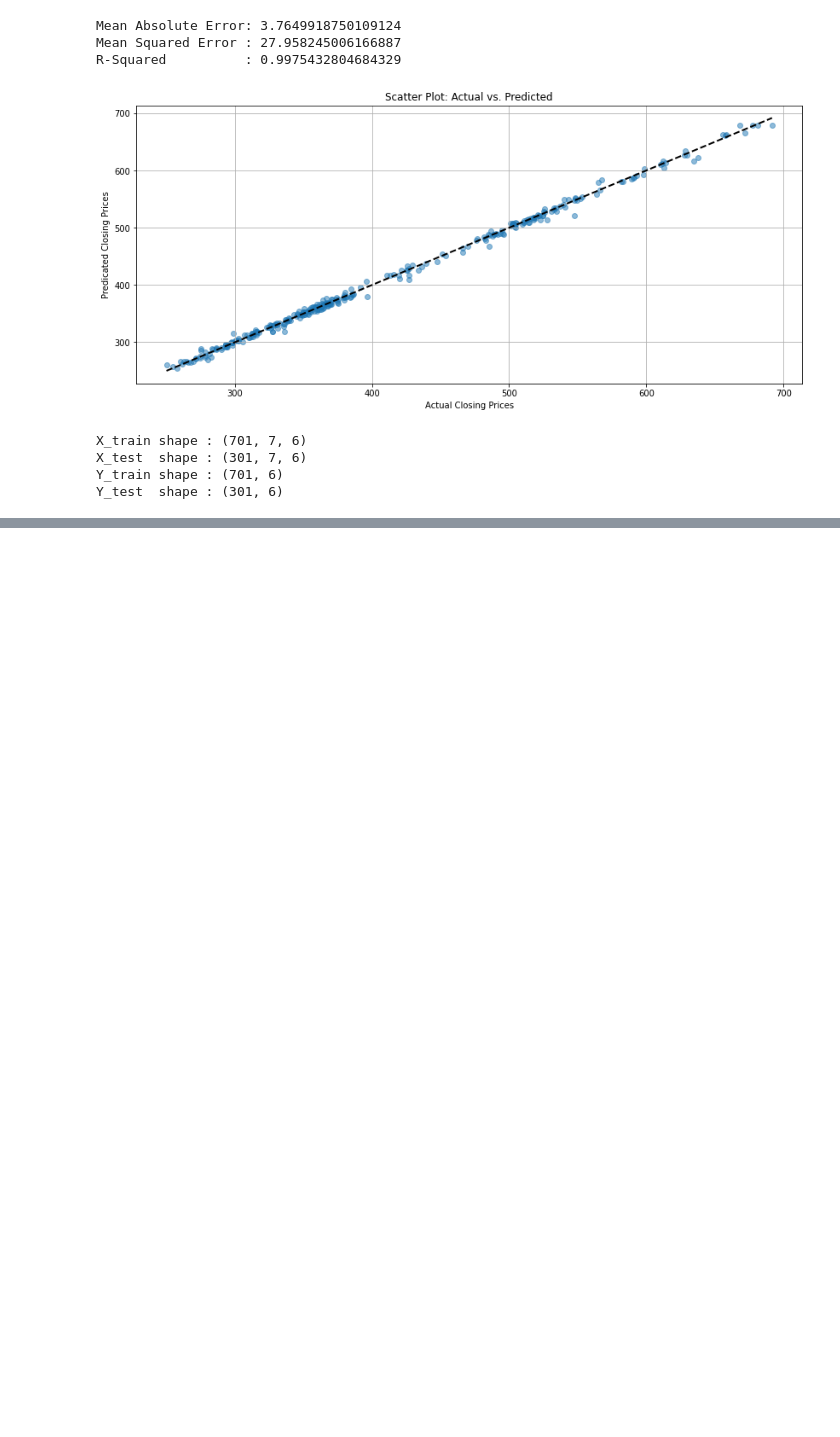
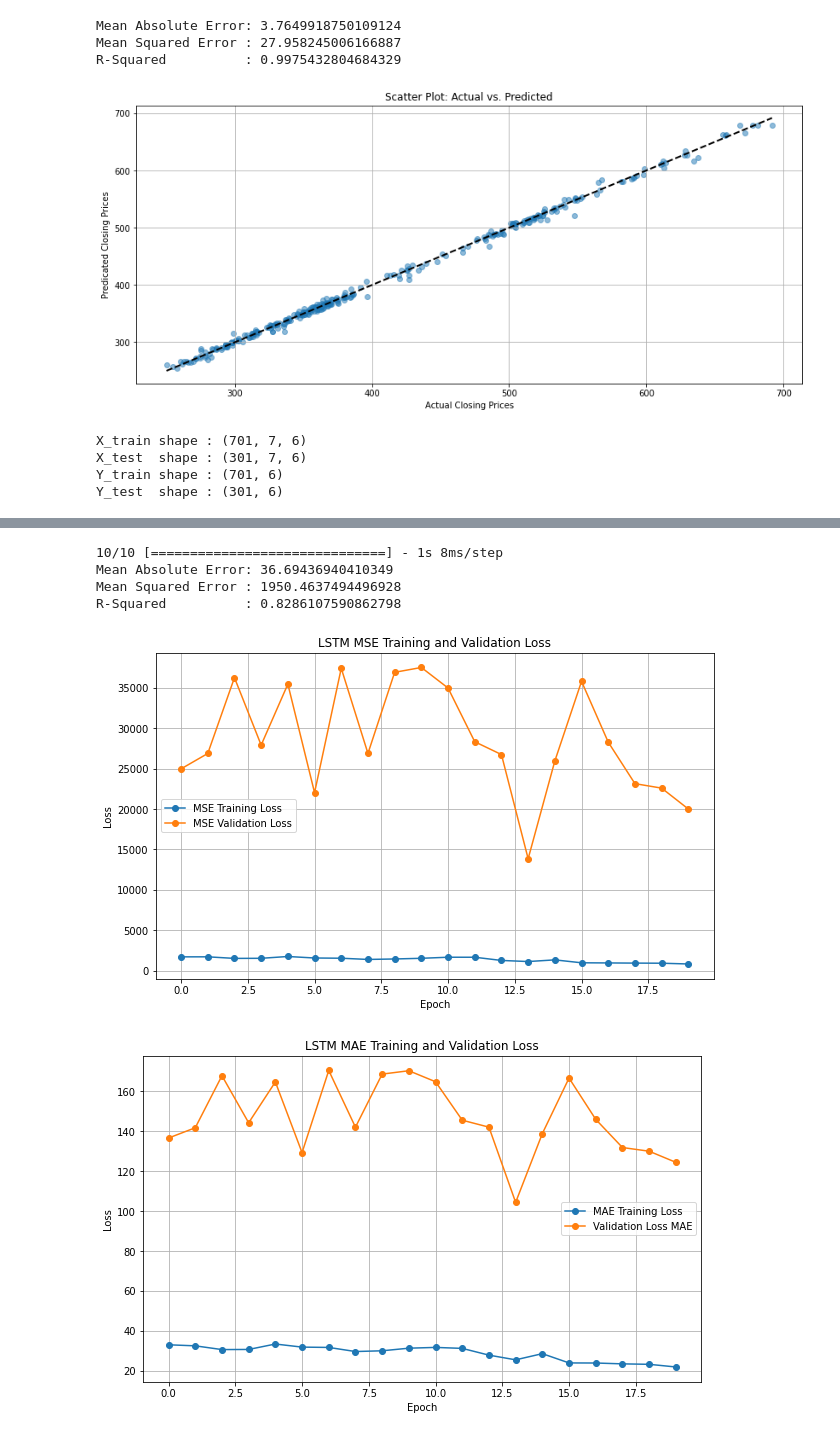
Before and after one commit to is2295/REF, a Jupyter notebook: netflix_Nural_Network_Model_V_1.ipynb, the cells around one changed output, grey strips where cells are left out. Saved outputs shown, nothing was run; the diff lists cells and outputs as text; code cells hidden in the pictures; blank space fills up the shorter version.

```diff
--- a/netflix_Nural_Network_Model_V_1.ipynb
+++ b/netflix_Nural_Network_Model_V_1.ipynb
@@ -375,0 +378,10 @@ Text(0.5, 1.0, 'Orginal Predications VS  Smoothed Predictions')
+# %%
+lstm_model = Sequential([
+    LSTM(units=50, return_sequences=True, input_shape=(x_train.shape[1], 1)),
+    Dropout(0.2),
+    LSTM(units=100),
+    Dense(1),
+
+])
+
+lstm_model.summary()
@@ -375,0 +406,4 @@ Text(0.5, 1.0, 'Orginal Predications VS  Smoothed Predictions')
+# %%
+optimizer = optimizers.SGD(learning_rate=0.001)
+lstm_model.compile(optimizer='SGD', loss=['mse'], metrics=['mae'])
+history_lstm = lstm_model.fit(x_train_scaler, y_train, validation_data=(x_test, y_test), epochs=20, batch_size=32)
@@ -375,0 +428,47 @@ Text(0.5, 1.0, 'Orginal Predications VS  Smoothed Predictions')
+# %%
+y_test_pred_lstm = lstm_model.predict(x_test_scaler)
+
+# Evaluating the Model
+mae = mean_absolute_error(y_test, y_test_pred_lstm)
+mse = mean_squared_error(y_test, y_test_pred_lstm)
+r2 = r2_score(y_test, y_test_pred_lstm)
+
+
+print(f"Mean Absolute Error: {mae} ")
+print(f"Mean Squared Error : {mse} ")
+print(f"R-Squared          : {r2}  ")
+# %% [output]
+10/10 [==============================] - 1s 8ms/step
+Mean Absolute Error: 36.69436940410349
+Mean Squared Error : 1950.4637494496928
+R-Squared          : 0.8286107590862798
+# %%
+lstm_loss = history_lstm.history['loss']
+lstm_val_loss = history_lstm.history['val_loss']
+
+lstm_mae = history_lstm.history['mae']
+lstm_val_mae = history_lstm.history['val_mae']
+
+# Plotting for the modle graph
+plt.figure(figsize=(10, 6))
+plt.plot(lstm_loss, label='MSE Training Loss ', marker='o')
+plt.plot(lstm_val_loss, label='MSE Validation Loss', marker='o')
+plt.xlabel('Epoch')
+plt.ylabel('Loss')
+plt.title('LSTM MSE Training and Validation Loss')
+plt.legend()
+plt.grid(True)
+
+# Plotting for the modle graph
+plt.figure(figsize=(10, 6))
+plt.plot(lstm_mae, label='MAE Training Loss', marker='o')
+plt.plot(lstm_val_mae, label='Validation Loss MAE', marker='o')
+plt.xlabel('Epoch')
+plt.ylabel('Loss')
+plt.title('LSTM MAE Training and Validation Loss')
+plt.legend()
+plt.grid(True)
+plt.show()
+# %% [output]
+[figure, added]
+[figure, added]
```
Also changed, not shown: parts of 8 cells of this notebook.
